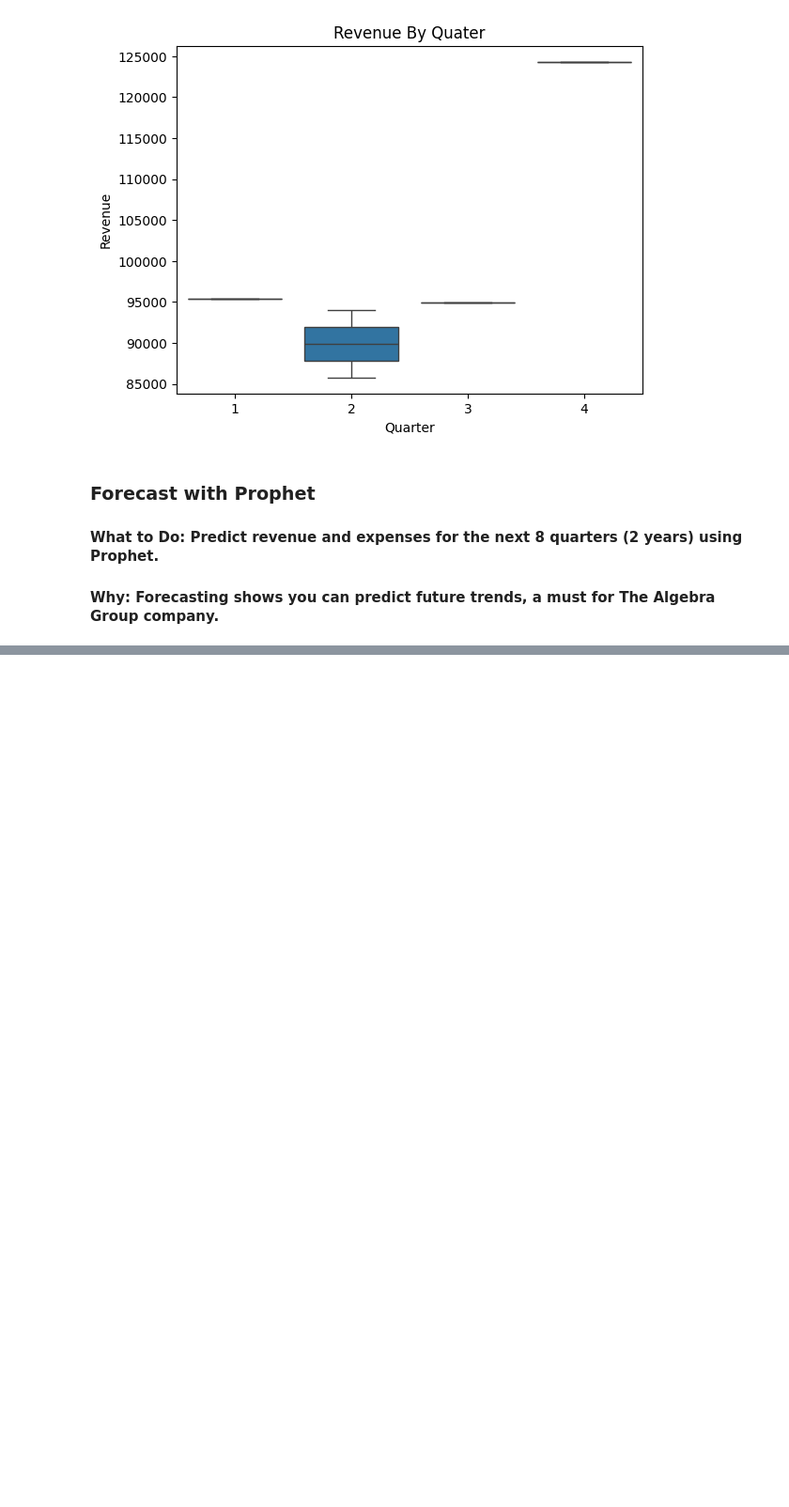
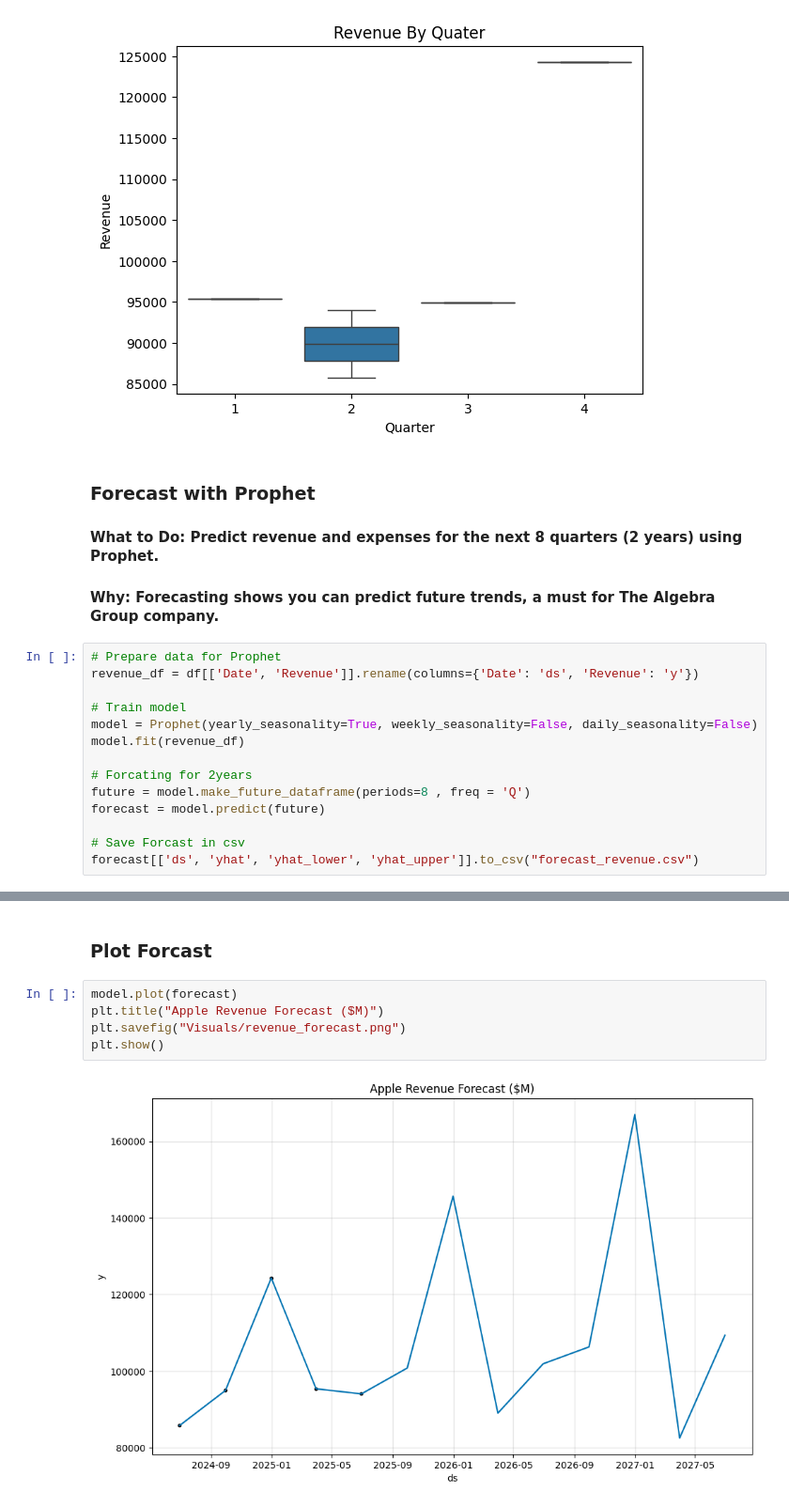
Before and after one commit to TA-ashrafi/Financial-Forecasting-for-Revenue-and-Expenses, a Jupyter notebook: main.ipynb, the cells around one changed output, grey strips where cells are left out. Shown at 94% size. Cells and saved outputs as stored; diff of their text form; blank space fills up the shorter version.

Commit message:
Forcasting 32 years data using machine learingign and ploting graph

```diff
--- a/main.ipynb
+++ b/main.ipynb
@@ -111,3 +111,17 @@ plt.show()
 ### Forecast with Prophet
 #### What to Do: Predict revenue and expenses for the next 8 quarters (2 years) using Prophet.
 #### Why: Forecasting shows you can predict future trends, a must for The Algebra Group company.
+# %%
+# Prepare data for Prophet
+revenue_df = df[['Date', 'Revenue']].rename(columns={'Date': 'ds', 'Revenue': 'y'})
+
+# Train model
+model = Prophet(yearly_seasonality=True, weekly_seasonality=False, daily_seasonality=False)
+model.fit(revenue_df)
+
+# Forcating for 2years
+future = model.make_future_dataframe(periods=8 , freq = 'Q')
+forecast = model.predict(future)
+
+# Save Forcast in csv
+forecast[['ds', 'yhat', 'yhat_lower', 'yhat_upper']].to_csv("forecast_revenue.csv")
@@ -113,0 +131,9 @@ plt.show()
+# %% [markdown]
+### Plot Forcast
+# %%
+model.plot(forecast)
+plt.title("Apple Revenue Forecast ($M)")
+plt.savefig("Visuals/revenue_forecast.png")
+plt.show()
+# %% [output]
+[figure, added]
```
Also changed, not shown: parts of 2 cells of this notebook, 2 other files.
